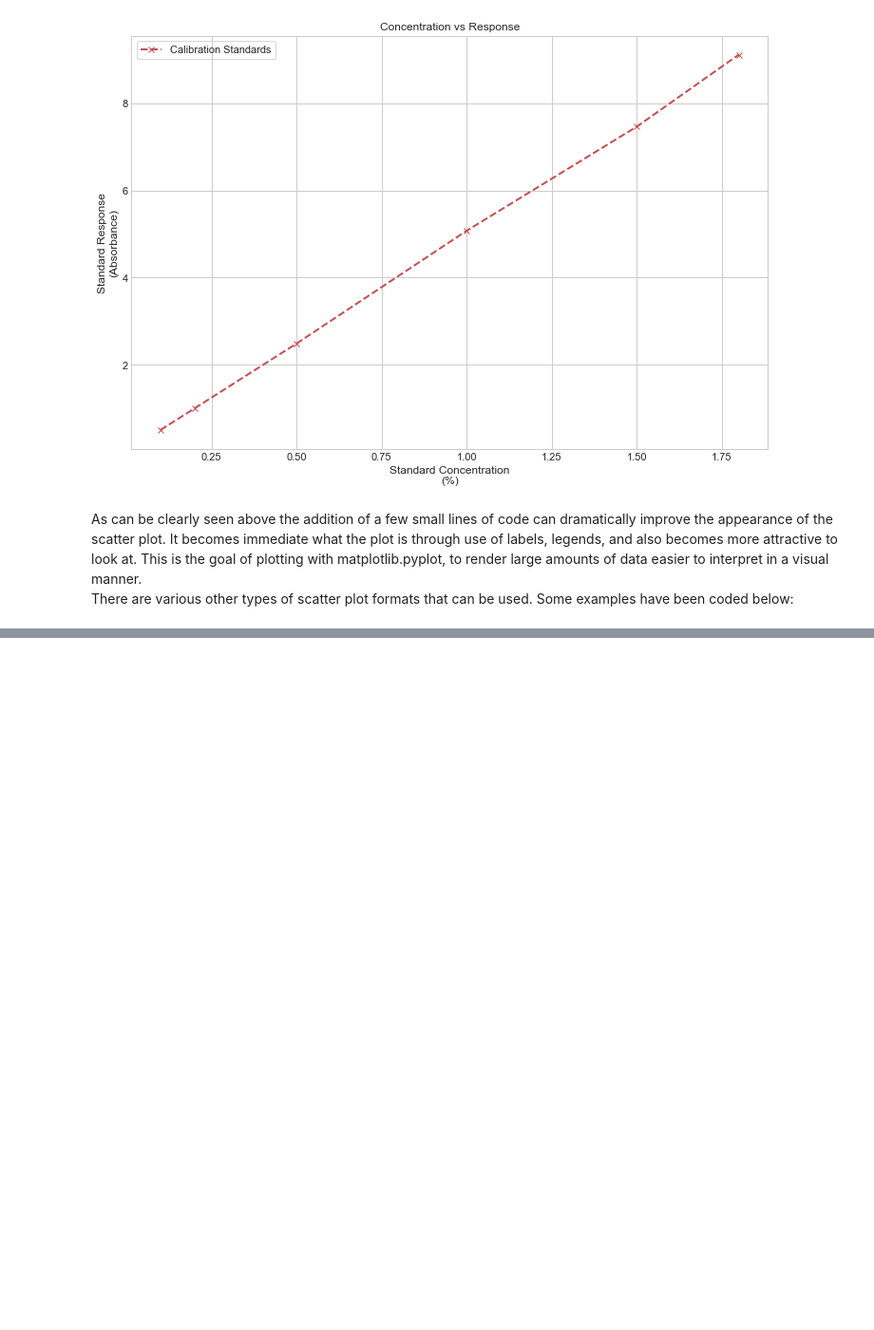
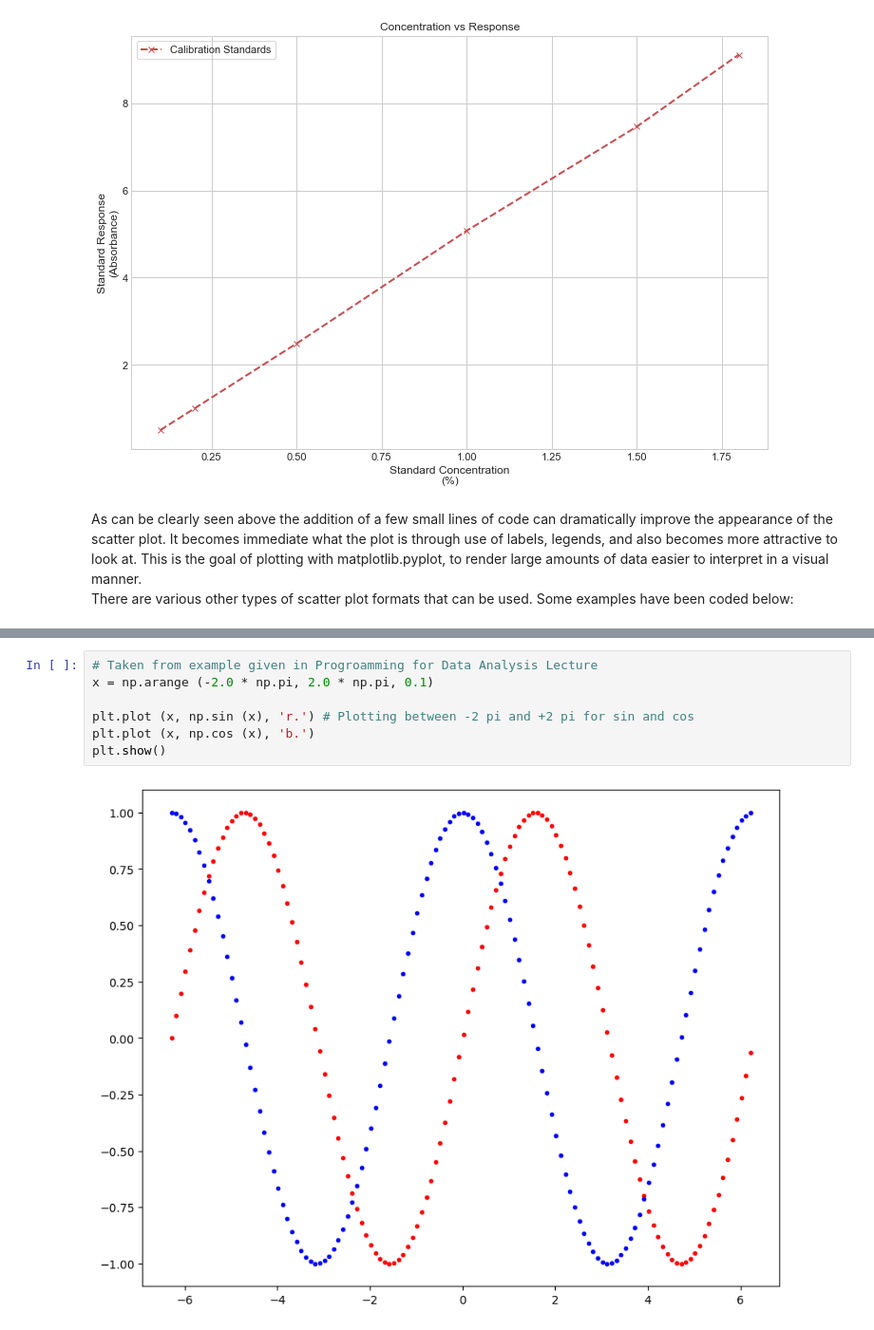
Before and after one commit to G00398275/FODA2021, a Jupyter notebook: pyplot.ipynb, the cells around one changed output, grey strips where cells are left out. Shown: that part at 95% size. Drawn from its saved outputs; the diff is of its cells as text; blank space fills up the shorter version.

```diff
--- a/pyplot.ipynb
+++ b/pyplot.ipynb
@@ -111,0 +121,9 @@ There are various other types of scatter plot formats that can be used. Some exa
+# %%
+# Taken from example given in Progroamming for Data Analysis Lecture
+x = np.arange (-2.0 * np.pi, 2.0 * np.pi, 0.1)
+
+plt.plot (x, np.sin (x), 'r.') # Plotting between -2 pi and +2 pi for sin and cos
+plt.plot (x, np.cos (x), 'b.')
+plt.show()
+# %% [output]
+[figure, added]
```
Also changed, not shown: parts of 13 cells of this notebook, 1 other file.
